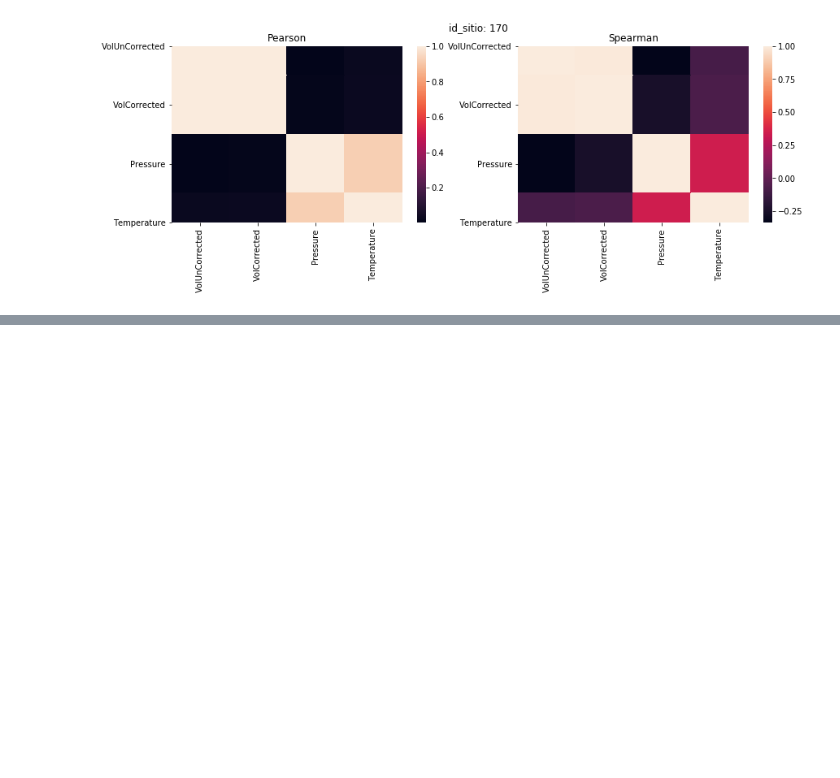
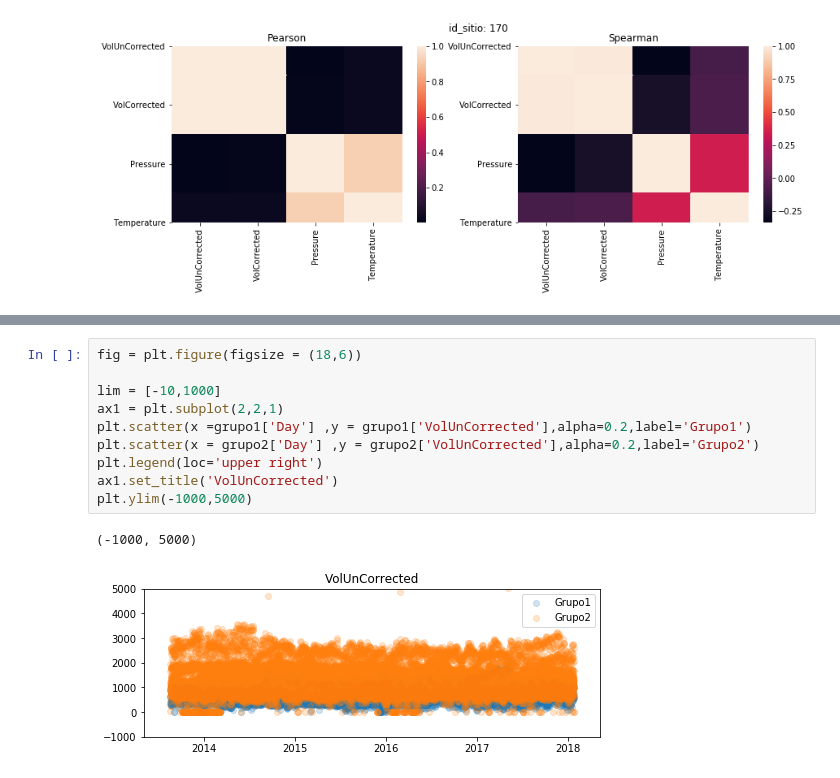
Before and after one commit to andresenrique08/CDA_Project, a Jupyter notebook: Proyecto/graficas/ajuste_primera_entrega.ipynb, the cells around one changed output, grey strips where cells are left out. Cells and saved outputs as stored; diff of their text form; blank space fills up the shorter version.

```diff
--- a/Proyecto/graficas/ajuste_primera_entrega.ipynb
+++ b/Proyecto/graficas/ajuste_primera_entrega.ipynb
@@ -343,0 +430,13 @@ for i in  [151, 152, 155, 156, 158, 159, 161, 162, 163, 164, 166, 168, 169, 170]
+# %%
+fig = plt.figure(figsize = (18,6))
+
+lim = [-10,1000]
+ax1 = plt.subplot(2,2,1)
+plt.scatter(x =grupo1['Day'] ,y = grupo1['VolUnCorrected'],alpha=0.2,label='Grupo1')
+plt.scatter(x = grupo2['Day'] ,y = grupo2['VolUnCorrected'],alpha=0.2,label='Grupo2')
+plt.legend(loc='upper right')
+ax1.set_title('VolUnCorrected')
+plt.ylim(-1000,5000)
+# %% [output]
+(-1000, 5000)
+[figure, added]
```
Also changed, not shown: parts of 14 cells of this notebook.
